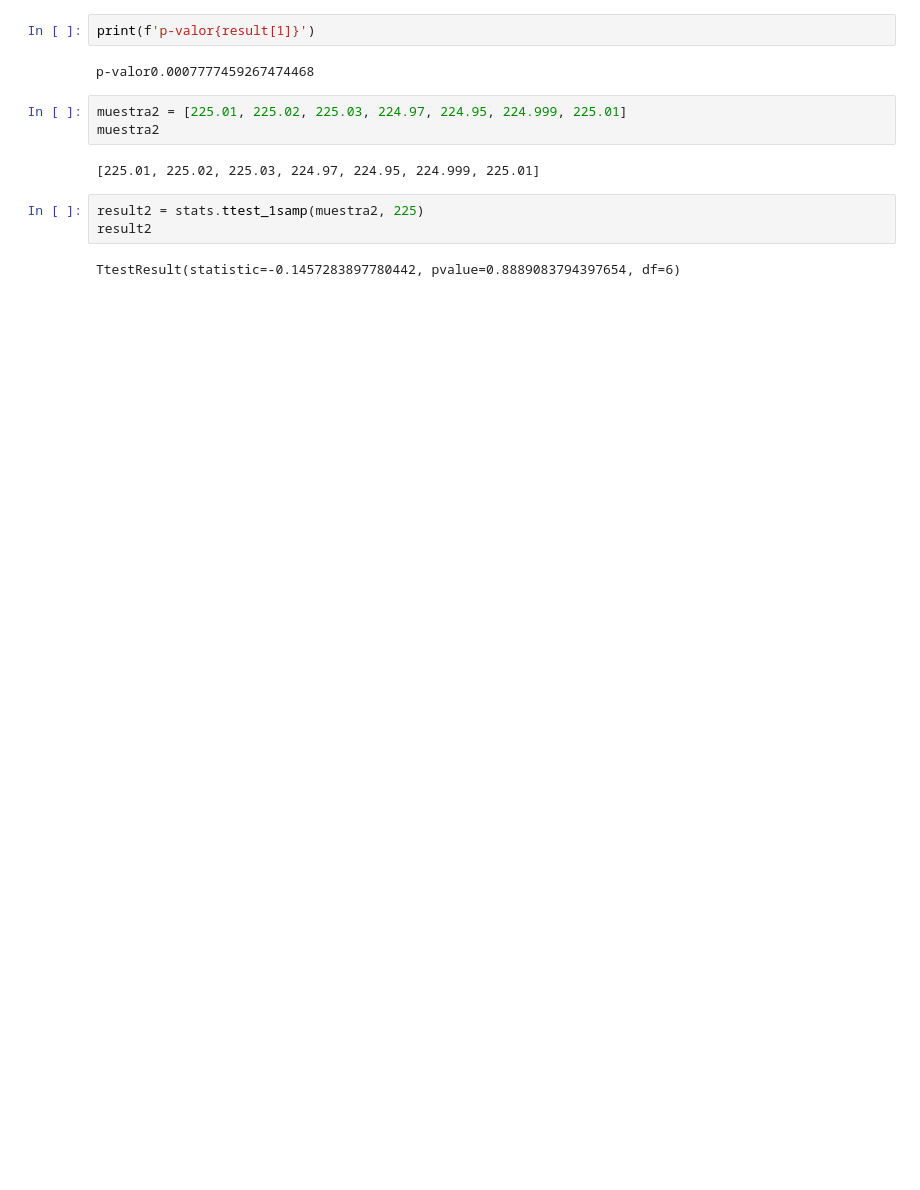
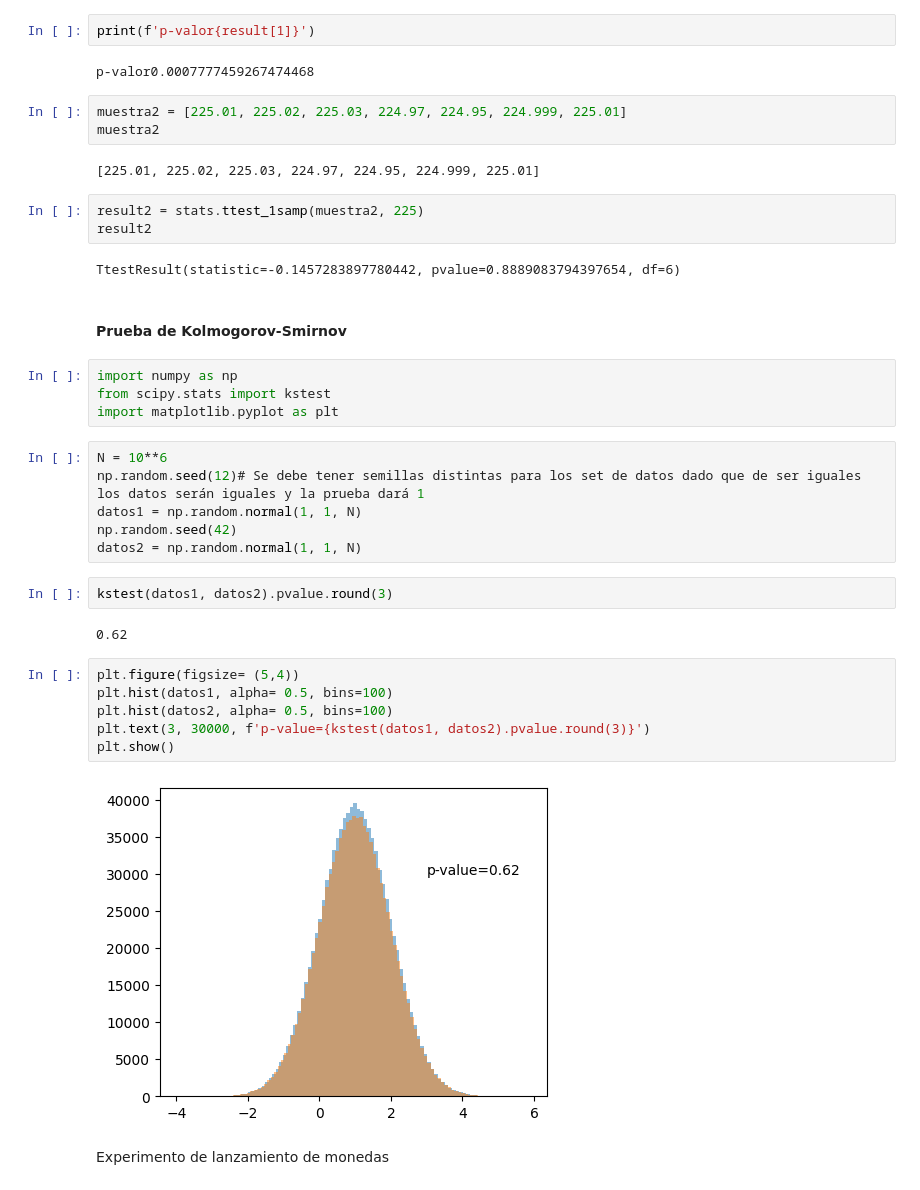
Before and after one commit to JhonZafra/Statistic_Concepts, a Jupyter notebook: SemanaIX/T-test.ipynb, the cells around one changed output. Cells and saved outputs as stored; diff of their text form; blank space fills up the shorter version.

```diff
--- a/SemanaIX/T-test.ipynb
+++ b/SemanaIX/T-test.ipynb
@@ -56,3 +56,29 @@ result2 = stats.ttest_1samp(muestra2, 225)
 result2
 # %% [output]
 TtestResult(statistic=-0.1457283897780442, pvalue=0.8889083794397654, df=6)
+# %% [markdown]
+#### Prueba de Kolmogorov-Smirnov
+# %%
+import numpy as np
+from scipy.stats import kstest
+import matplotlib.pyplot as plt
+# %%
+N = 10**6
+np.random.seed(12)# Se debe tener semillas distintas para los set de datos dado que de ser iguales los datos serán iguales y la prueba dará 1
+datos1 = np.random.normal(1, 1, N)
+np.random.seed(42)
+datos2 = np.random.normal(1, 1, N)
+# %%
+kstest(datos1, datos2).pvalue.round(3)
+# %% [output]
+0.62
+# %%
+plt.figure(figsize= (5,4))
+plt.hist(datos1, alpha= 0.5, bins=100)
+plt.hist(datos2, alpha= 0.5, bins=100)
+plt.text(3, 30000, f'p-value={kstest(datos1, datos2).pvalue.round(3)}')
+plt.show()
+# %% [output]
+[figure, added]
+# %% [markdown]
+Experimento de lanzamiento de monedas
```
Also changed, not shown: parts of 5 cells of this notebook, 2 other files.
